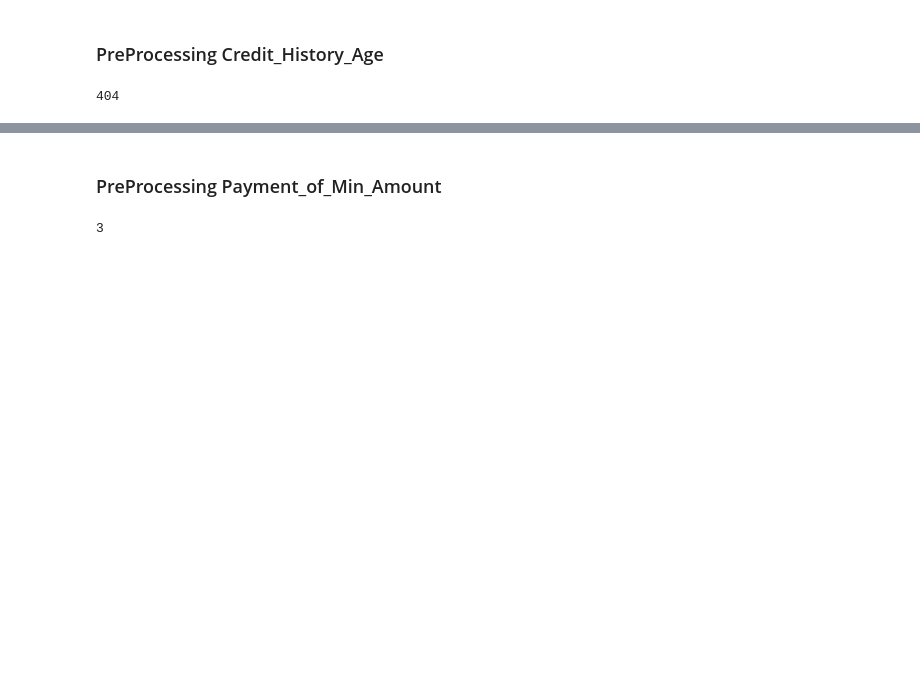
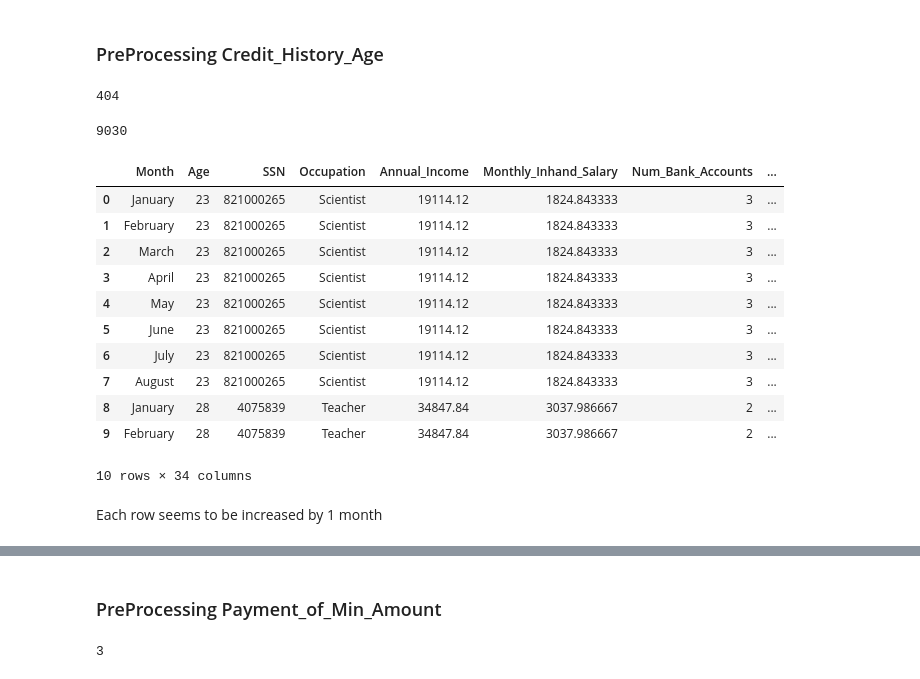
Before and after one commit to HordesOfGhost/Learning_EDA, a Jupyter notebook: Credit_Analysis/notebook.ipynb, the cells around one changed output, grey strips where cells are left out. Cells and saved outputs as stored; diff of their text form; code cells hidden in the pictures; blank space fills up the shorter version.

```diff
--- a/Credit_Analysis/notebook.ipynb
+++ b/Credit_Analysis/notebook.ipynb
@@ -1060,0 +1339,3 @@ df_outstanding_debt["Outstanding_Debt"].nunique()
+# %%
+for ssn in unique_SSN:
+    corresponding_unique_outstanding_debt_values[ssn] = list(df_outstanding_debt[df_outstanding_debt['SSN'] == ssn]['Outstanding_Debt'].unique())
@@ -1060,0 +1362,8 @@ df_outstanding_debt["Outstanding_Debt"].nunique()
+# %%
+underscore_outstanding_debt = 0
+underscore_outstanding_debt_list = []
+for index in range(len(df_outstanding_debt)):
+    if '_' in  df_outstanding_debt['Outstanding_Debt'][index]:
+        underscore_outstanding_debt += 1
+        underscore_outstanding_debt_list.append(df_outstanding_debt['Outstanding_Debt'][index])
+print("underscore_outstanding_debt Count : ",underscore_outstanding_debt,"|| Unique underscore_outstanding_debt count :",len(set(underscore_outstanding_debt_list)), " || Example : ",underscore_outstanding_debt_list[0:5])
@@ -1060,0 +1372,6 @@ df_outstanding_debt["Outstanding_Debt"].nunique()
+# %%
+for index in range(len(df_outstanding_debt)):
+    if '_' in df_outstanding_debt['Outstanding_Debt'][index]:
+        df_outstanding_debt['Outstanding_Debt'][index] = [val for val in corresponding_unique_outstanding_debt_values[df_outstanding_debt['SSN'][index]] if not '_' in val][0]
+# %%
+df_outstanding_debt['Outstanding_Debt'] = df_outstanding_debt['Outstanding_Debt'].astype(float)
@@ -1075,2 +1437,23 @@ df_credit_history_age["Credit_History_Age"].nunique()
 # %% [output]
 404
+# %%
+df_credit_history_age['Credit_History_Age'].isna().sum()
+# %% [output]
+9030
+# %%
+df_credit_history_age[0:10]
+# %% [output]
+|  | Month | Age | SSN | Occupation | Annual_Income | Monthly_Inhand_Salary | Num_Bank_Accounts | ... |
+| 0 | January | 23 | 821000265 | Scientist | 19114.12 | 1824.843333 | 3 | ... |
+| 1 | February | 23 | 821000265 | Scientist | 19114.12 | 1824.843333 | 3 | ... |
+| 2 | March | 23 | 821000265 | Scientist | 19114.12 | 1824.843333 | 3 | ... |
+| 3 | April | 23 | 821000265 | Scientist | 19114.12 | 1824.843333 | 3 | ... |
+| 4 | May | 23 | 821000265 | Scientist | 19114.12 | 1824.843333 | 3 | ... |
+| 5 | June | 23 | 821000265 | Scientist | 19114.12 | 1824.843333 | 3 | ... |
+| 6 | July | 23 | 821000265 | Scientist | 19114.12 | 1824.843333 | 3 | ... |
+| 7 | August | 23 | 821000265 | Scientist | 19114.12 | 1824.843333 | 3 | ... |
+| 8 | January | 28 | 4075839 | Teacher | 34847.84 | 3037.986667 | 2 | ... |
+| 9 | February | 28 | 4075839 | Teacher | 34847.84 | 3037.986667 | 2 | ... |
+10 rows × 34 columns
+# %% [markdown]
+Each row seems to be increased by 1 month
```
Also changed, not shown: parts of 79 cells of this notebook, 3 other files.
